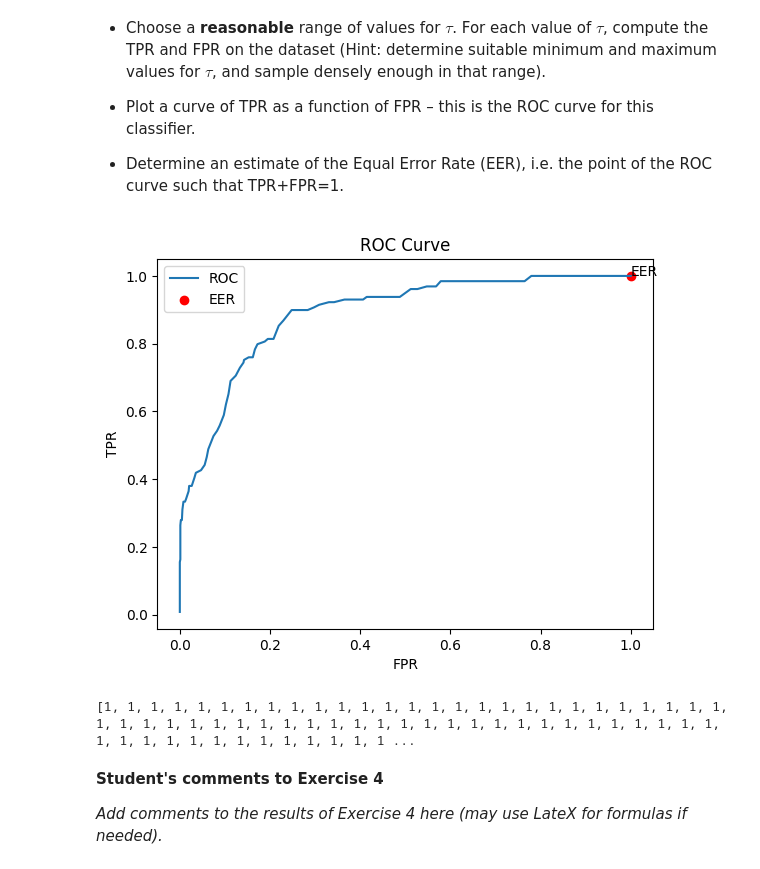
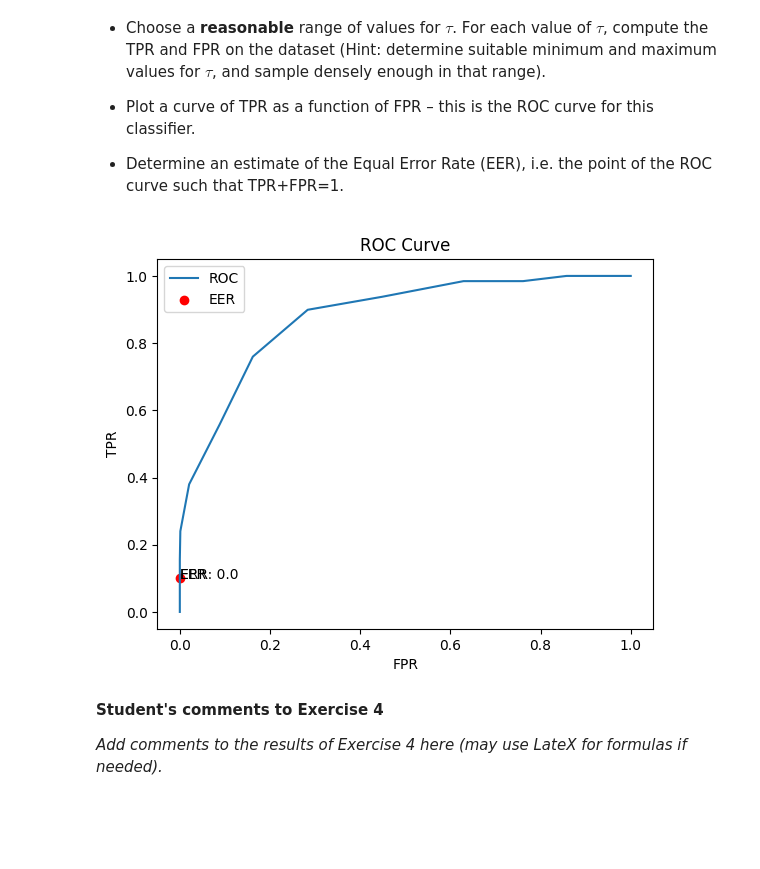
Before and after one commit to A-M-Alizadeh/Statistical-Labs, a Jupyter notebook: Stat Labs/Lab2_v6/Lab2_v6.ipynb, the cells around one changed output. Saved outputs shown, nothing was run; the diff lists cells and outputs as text; code cells hidden in the pictures; blank space fills up the shorter version.

```diff
--- a/Stat Labs/Lab2_v6/Lab2_v6.ipynb
+++ b/Stat Labs/Lab2_v6/Lab2_v6.ipynb
@@ -559,7 +559,7 @@ def ROCEstimator(mapClass0, mapClass1, taw):
     for i in range(len(mapClass0)):
         if np.abs(mapClass0[i]) / np.abs(mapClass1[i]) > taw:
             y_pred_test_roc.append(0)
-        elif np.abs(mapClass0[i]) / np.abs(mapClass1[i]) <= taw:
+        elif np.abs(mapClass0[i]) / np.abs(mapClass1[i]) < taw:
             y_pred_test_roc.append(1)
     return y_pred_test_roc
 
@@ -590,44 +590,56 @@ def FPR(y, y_pred):
     FPR = nNeg / nFalse
     return FPR
 
+def FNR(y, y_pred):
+    nTrue = 0
+    nNeg = 0
+    for i in range(len(y)):
+        if y[i] == 1 :
+            nTrue += 1
+            if y_pred[i] == 1:
+                nNeg += 1
+    FNR = nNeg / nTrue
+    return FNR
+
 # #compute the ROC curve
-taws = np.arange(0,6,0.01)
+taws = np.arange(0,15,0.1)
 TPRs = []
 FPRs = []
+FNRs = []
 ERRs = []
 ERR_Points = []
 
 for i in taws:
     y_pred_test_roc = ROCEstimator(MAP_Sentence0, MAP_Sentence1, i)
     TPRr = TPR(y_test, y_pred_test_roc)
     FPRr = FPR(y_test, y_pred_test_roc)
+    FNRr = FNR(y_test, y_pred_test_roc)
     TPRs.append(TPRr)
     FPRs.append(FPRr)
+    # if abs(FPRr[i] - (1 - TPRr[i])) < 1e-6:
+    #     eer = (FPRr[i] + (1 - TPRr[i])) / 2
+    #     ERRs.append(eer)
+    #     ERR_Points.append(i)
     #find ERR Points where tpr_fp = 1
-    if np.abs((TPRr + FPRr) - 1):
+    if FNRr - FPRr < 1e-6:
         ERRs.append(i)
-        ERR_Points.append(FPRr)
-        ERR_Points.append(TPRr)
+        ERR_Points.append(i)
 
 
 #plot the ROC curve
 #show the point corresponding to the EER on the ROC curve
 #show the value of ERR on the plot
 plt.plot(FPRs, TPRs, label='ROC')
 plt.scatter(ERR_Points[0], ERR_Points[1], color='red', label='EER')
 plt.text(ERR_Points[0], ERR_Points[1], 'EER')
+plt.text(ERR_Points[0], ERR_Points[1], 'ERR: ' + str(ERRs[0]))
 plt.xlabel('FPR')
 plt.ylabel('TPR')
 plt.title('ROC Curve')
 plt.legend()
 plt.show()
 # %% [output]
-[figure, old version]
+[figure, new version]
-# %%
-result = ROCEstimator(MAP_Sentence0, MAP_Sentence1, 15)
-print(result)
-# %% [output]
-[1, 1, 1, 1, 1, 1, 1, 1, 1, 1, 1, 1, 1, 1, 1, 1, 1, 1, 1, 1, 1, 1, 1, 1, 1, 1, 1, 1, 1, 1, 1, 1, 1, 1, 1, 1, 1, 1, 1, 1, 1, 1, 1, 1, 1, 1, 1, 1, 1, 1, 1, 1, 1, 1, 1, 1, 1, 1, 1, 1, 1, 1, 1, 1, 1, 1, 1 ...
 # %% [markdown]
 **Student's comments to Exercise 4**
 
```
Also changed, not shown: parts of 4 cells of this notebook.
